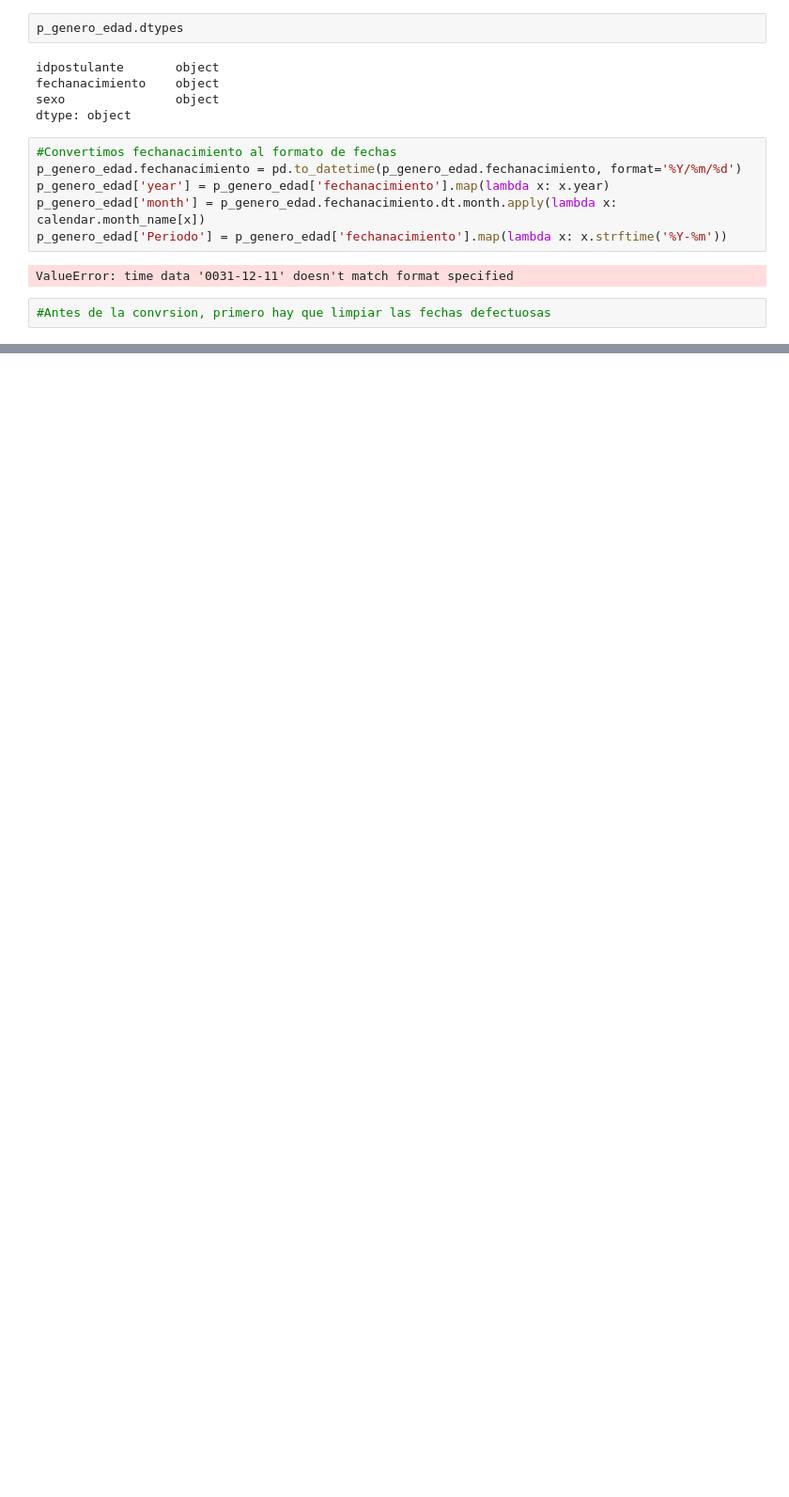
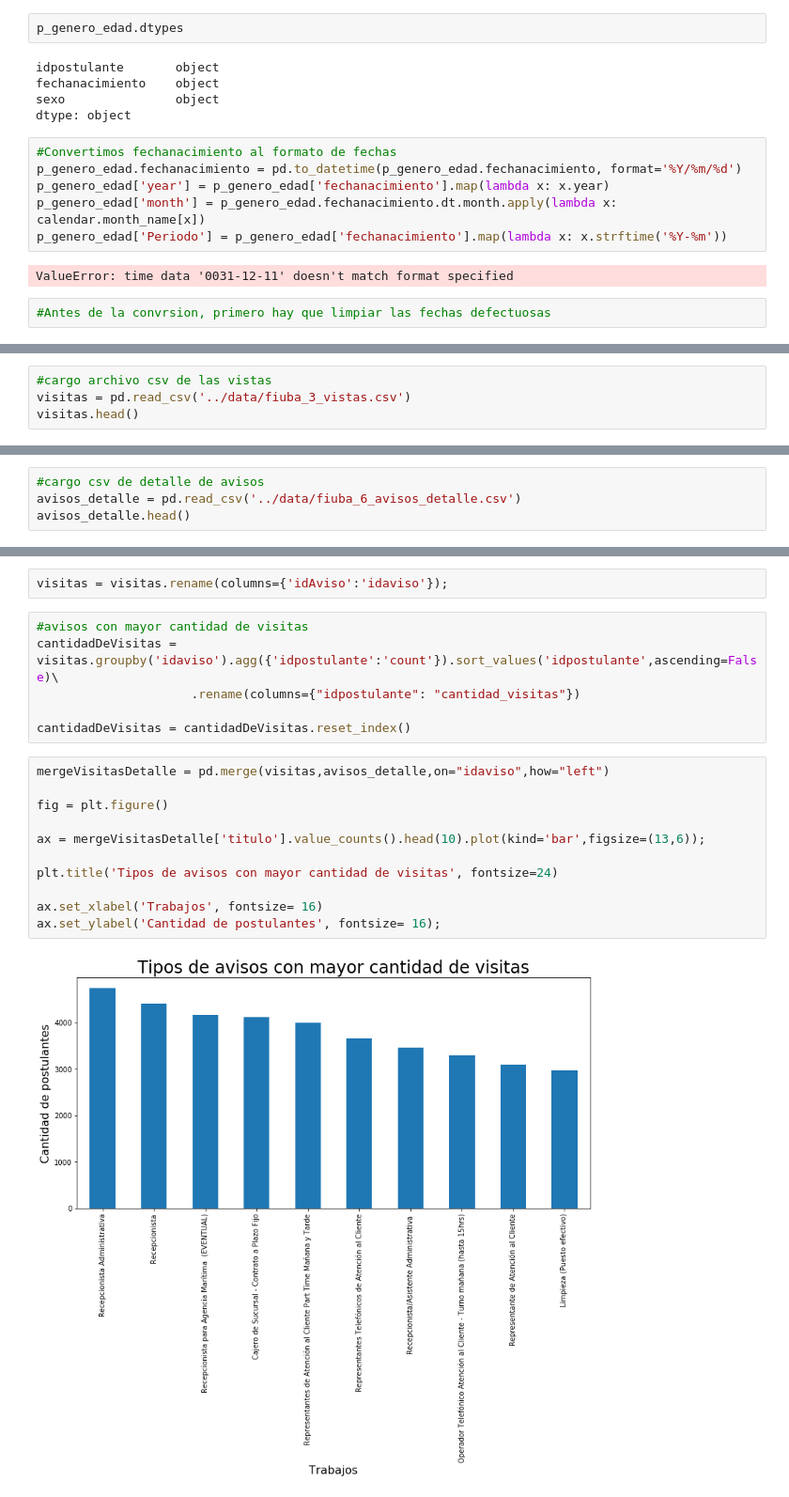
Before and after one commit to BrigliaAn/TP1-AnalisisExploratorio-ZonaJobs, a Jupyter notebook: GermanProbando.ipynb, the cells around one changed output, grey strips where cells are left out. Shown: that part at 94% size. Cells and saved outputs as stored; diff of their text form; blank space fills up the shorter version.

```diff
--- a/GermanProbando.ipynb
+++ b/GermanProbando.ipynb
@@ -177,0 +179,4 @@ ValueError: time data '0031-12-11' doesn't match format specified
+# %%
+#cargo archivo csv de las vistas
+visitas = pd.read_csv('../data/fiuba_3_vistas.csv')
+visitas.head()
@@ -177,0 +201,4 @@ ValueError: time data '0031-12-11' doesn't match format specified
+# %%
+#cargo csv de detalle de avisos
+avisos_detalle = pd.read_csv('../data/fiuba_6_avisos_detalle.csv')
+avisos_detalle.head()
@@ -177,0 +223,21 @@ ValueError: time data '0031-12-11' doesn't match format specified
+# %%
+visitas = visitas.rename(columns={'idAviso':'idaviso'});
+# %%
+#avisos con mayor cantidad de visitas
+cantidadDeVisitas = visitas.groupby('idaviso').agg({'idpostulante':'count'}).sort_values('idpostulante',ascending=False)\
+                     .rename(columns={"idpostulante": "cantidad_visitas"})
+
+cantidadDeVisitas = cantidadDeVisitas.reset_index()
+# %%
+mergeVisitasDetalle = pd.merge(visitas,avisos_detalle,on="idaviso",how="left")
+
+fig = plt.figure()
+
+ax = mergeVisitasDetalle['titulo'].value_counts().head(10).plot(kind='bar',figsize=(13,6));
+
+plt.title('Tipos de avisos con mayor cantidad de visitas', fontsize=24)
+
+ax.set_xlabel('Trabajos', fontsize= 16)
+ax.set_ylabel('Cantidad de postulantes', fontsize= 16);
+# %% [output]
+[figure, added]
```
Also changed, not shown: parts of 9 cells of this notebook.
